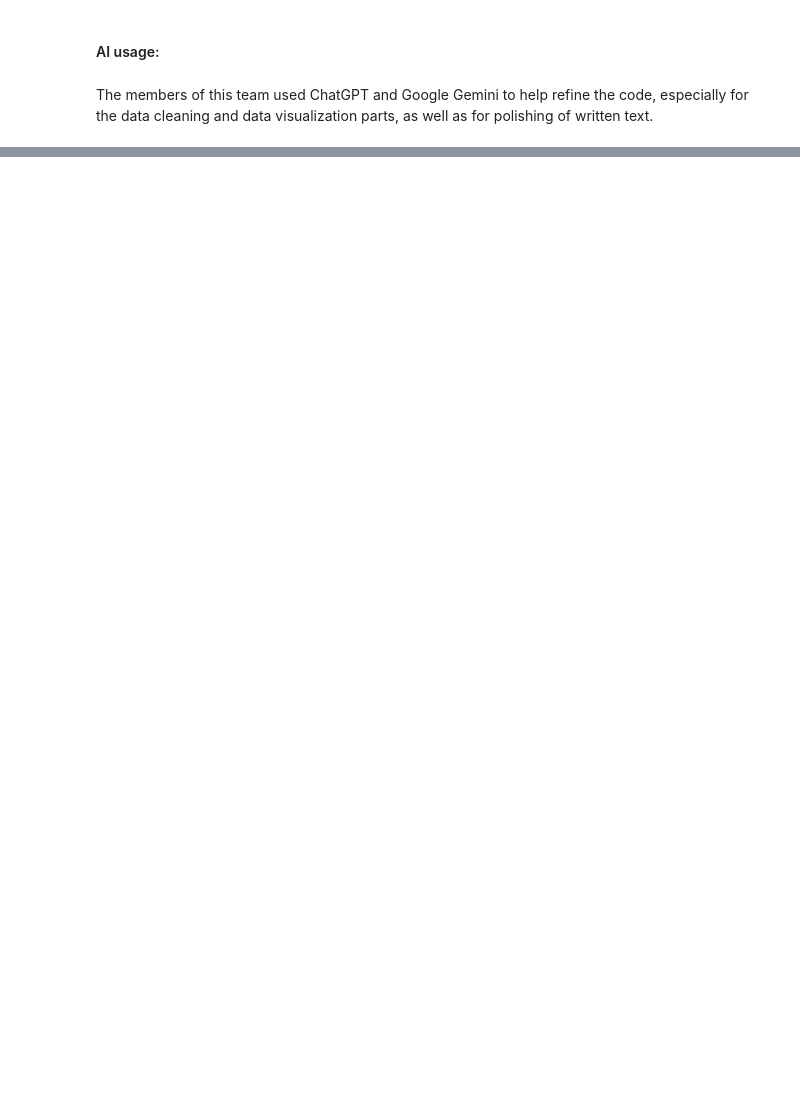
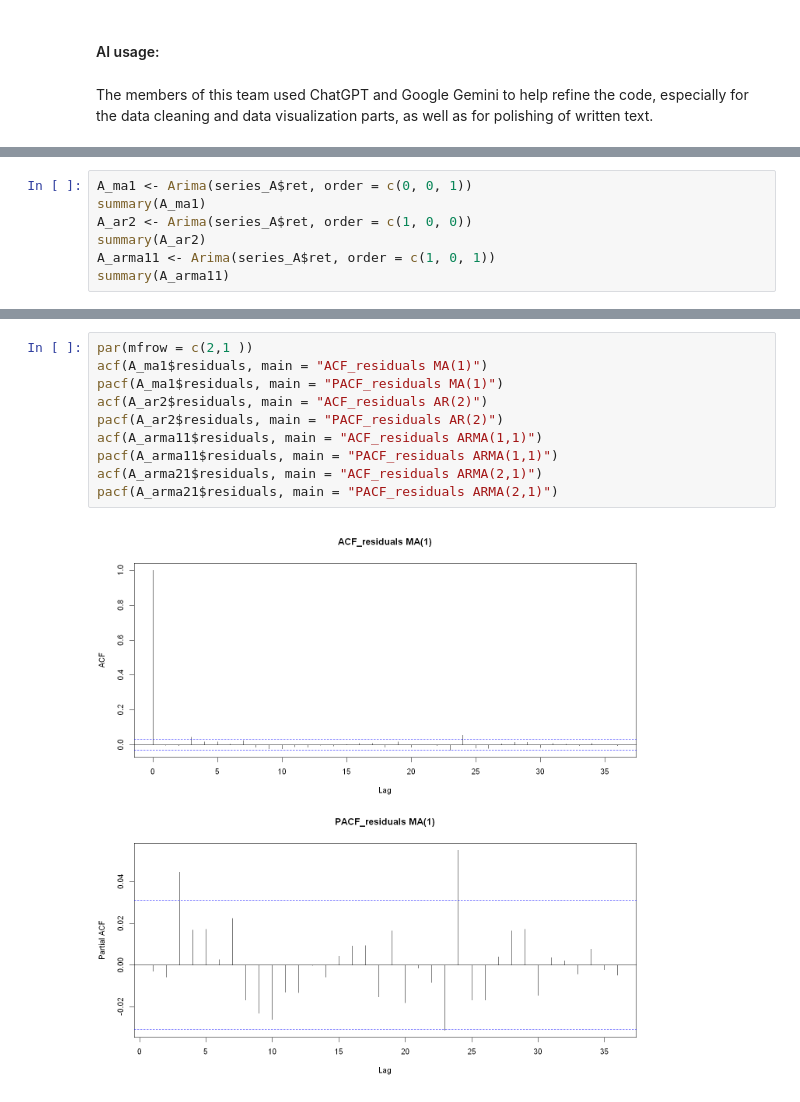
Before and after one commit to ahojdobryden/FiCox, a Jupyter notebook: HA2/HW2.ipynb, the cells around one changed output, grey strips where cells are left out. Saved outputs shown, nothing was run; the diff lists cells and outputs as text; blank space fills up the shorter version.

```diff
--- a/HA2/HW2.ipynb
+++ b/HA2/HW2.ipynb
@@ -191,0 +261,7 @@ The members of this team used ChatGPT and Google Gemini to help refine the code,
+# %%
+A_ma1 <- Arima(series_A$ret, order = c(0, 0, 1))
+summary(A_ma1)
+A_ar2 <- Arima(series_A$ret, order = c(1, 0, 0))
+summary(A_ar2)
+A_arma11 <- Arima(series_A$ret, order = c(1, 0, 1))
+summary(A_arma11)
@@ -191,0 +317,12 @@ The members of this team used ChatGPT and Google Gemini to help refine the code,
+# %%
+par(mfrow = c(2,1 ))
+acf(A_ma1$residuals, main = "ACF_residuals MA(1)")
+pacf(A_ma1$residuals, main = "PACF_residuals MA(1)")
+acf(A_ar2$residuals, main = "ACF_residuals AR(2)")
+pacf(A_ar2$residuals, main = "PACF_residuals AR(2)")
+acf(A_arma11$residuals, main = "ACF_residuals ARMA(1,1)")
+pacf(A_arma11$residuals, main = "PACF_residuals ARMA(1,1)")
+acf(A_arma21$residuals, main = "ACF_residuals ARMA(2,1)")
+pacf(A_arma21$residuals, main = "PACF_residuals ARMA(2,1)")
+# %% [output]
+[figure, added]
```
Also changed, not shown: parts of 21 cells of this notebook.
